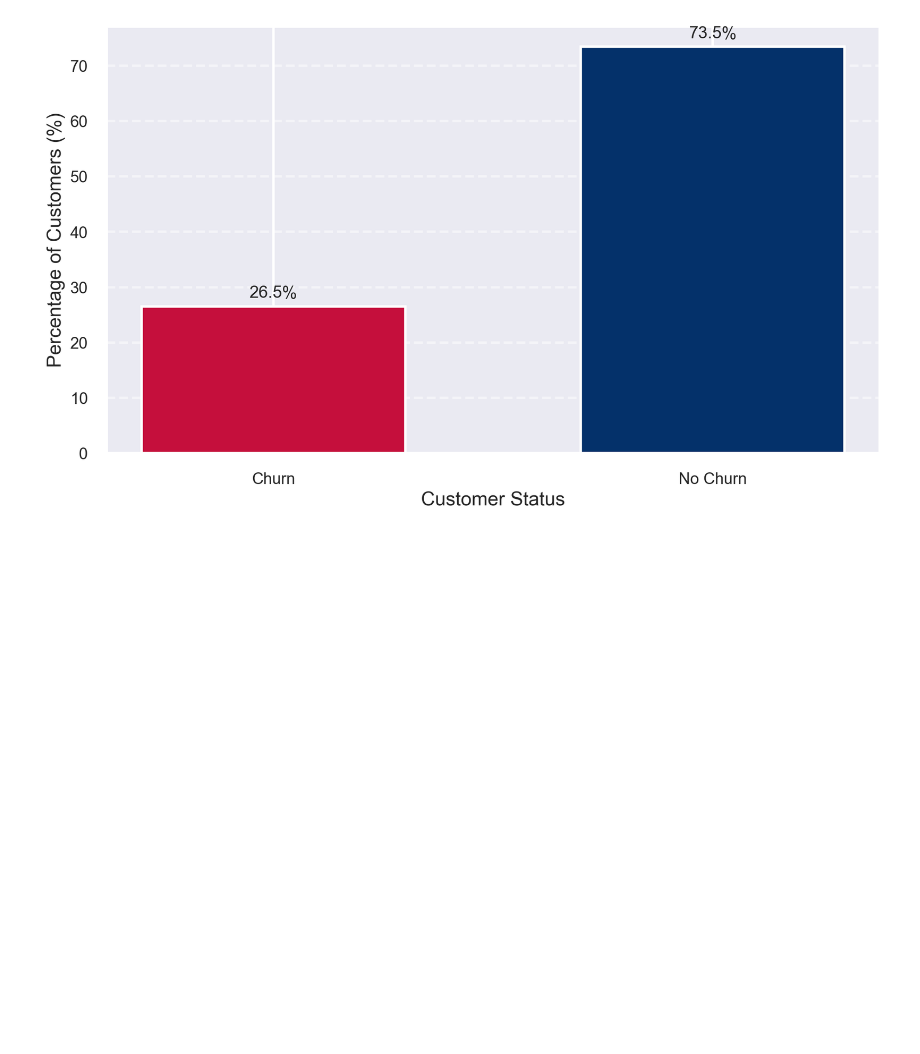
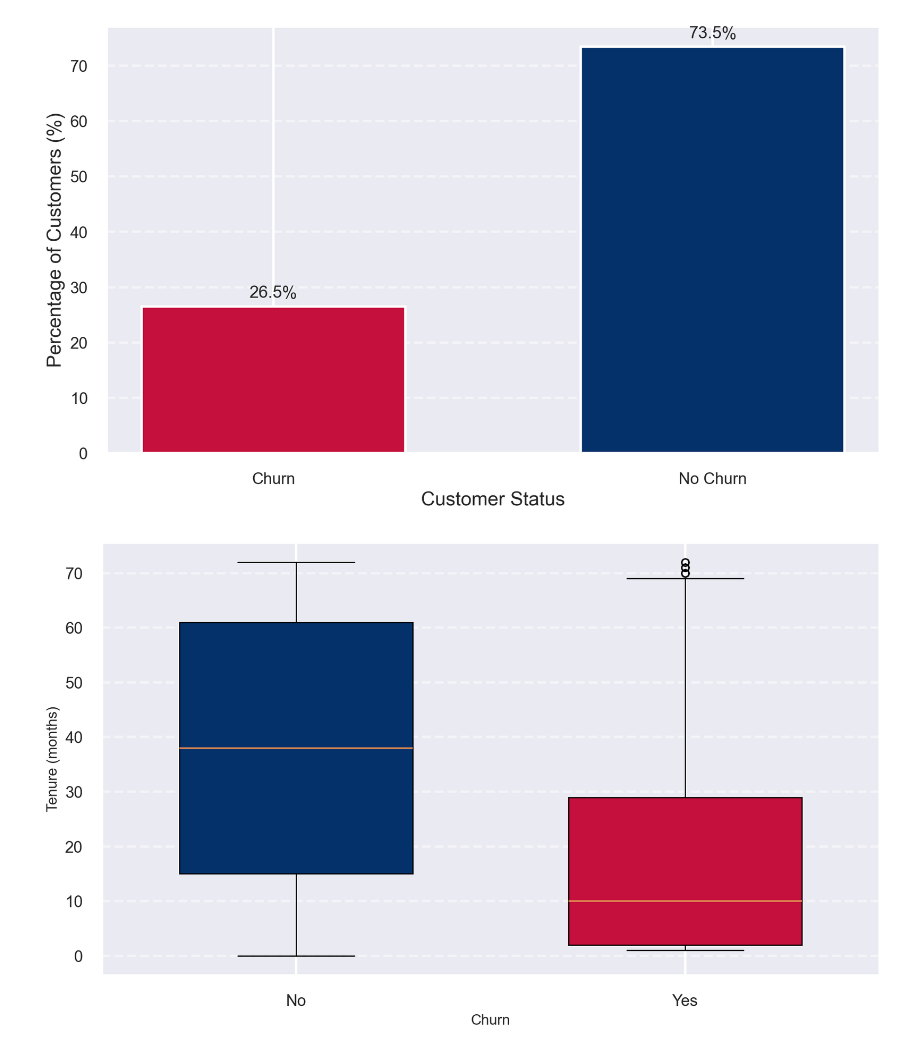
Before and after one commit to TheTastyHanuta/IT-Management, a Jupyter notebook: script.ipynb, the cells around one changed output. Drawn from its saved outputs; the diff is of its cells as text; code cells hidden in the pictures; blank space fills up the shorter version.

Commit message:
Some new plots for presentation

```diff
--- a/script.ipynb
+++ b/script.ipynb
@@ -433,3 +438,34 @@ plt.tight_layout()
 plt.show()
 # %% [output]
 [figure]
+# %%
+tenure_no = data[data['Churn'] == 'No']['tenure']
+tenure_yes = data[data['Churn'] == 'Yes']['tenure']
+values = [tenure_no, tenure_yes]
+labels = ['No', 'Yes']
+colors = ['#04316a', '#c50f3c']
+
+plt.figure(figsize=(10, 6), dpi=200)
+bplot = plt.boxplot(
+    values,
+    labels=labels,
+    patch_artist=True,
+    widths=0.6,
+    medianprops=dict(linewidth=1.5),
+    boxprops=dict(linewidth=1)
+)
+
+for box, color in zip(bplot['boxes'], colors):
+    box.set(facecolor=color)
+
+plt.xlabel('Churn', fontsize=12)
+plt.ylabel('Tenure (months)', fontsize=12)
+#plt.title('Tenure Distribution by Churn Status', fontsize=14)
+
+plt.grid(True, axis='y', linestyle='--', alpha=0.5)
+
+plt.tight_layout()
+
+plt.show()
+# %% [output]
+[figure, added]
```
Also changed, not shown: parts of 5 cells of this notebook.
